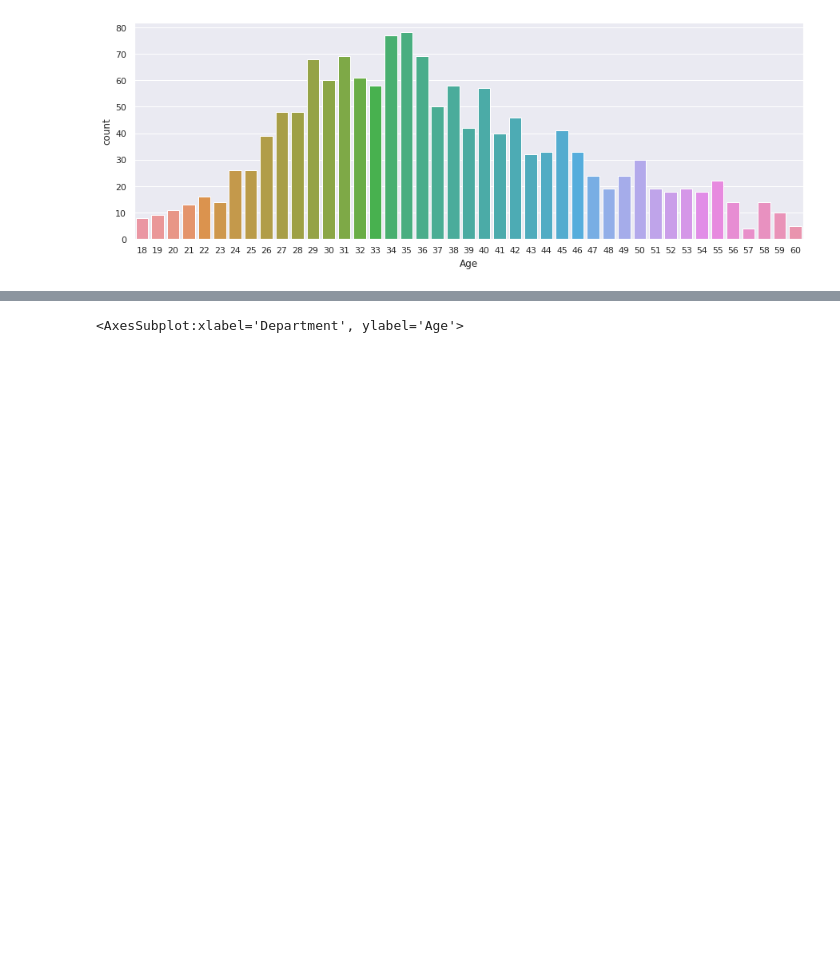
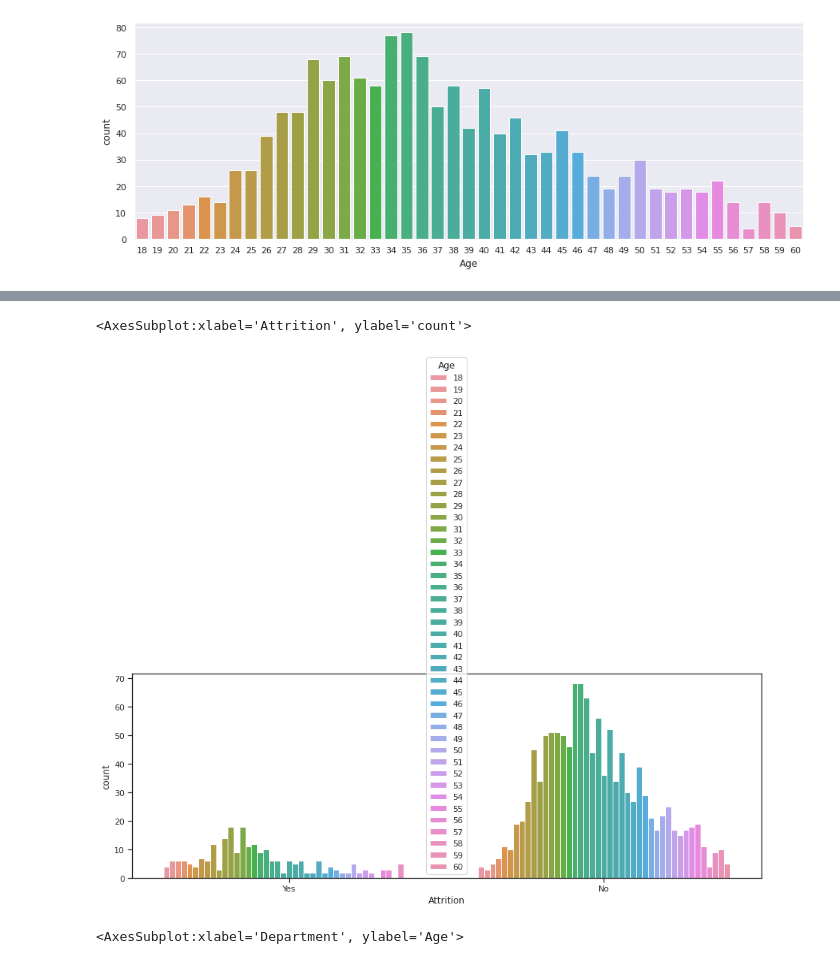
Before and after one commit to Bhawani-Rabisankar-Sahoo/HR_analysis, a Jupyter notebook: hr-analysis.ipynb, the cells around one changed output, grey strips where cells are left out. Cells and saved outputs as stored; diff of their text form; code cells hidden in the pictures; blank space fills up the shorter version.

```diff
--- a/hr-analysis.ipynb
+++ b/hr-analysis.ipynb
@@ -92,3 +113,8 @@ sns.countplot(x=df['Age'])
+# %%
+sns.countplot(data=(df.loc[df['Attrition']=="Yes"]),x=df['Attrition'],hue=df['Age'])
+# %% [output]
+<AxesSubplot:xlabel='Attrition', ylabel='count'>
+[figure, added]
 # %%
 
 sns.boxplot(y=df['Age'],x=df['Department'])
```
Also changed, not shown: parts of 13 cells of this notebook.
